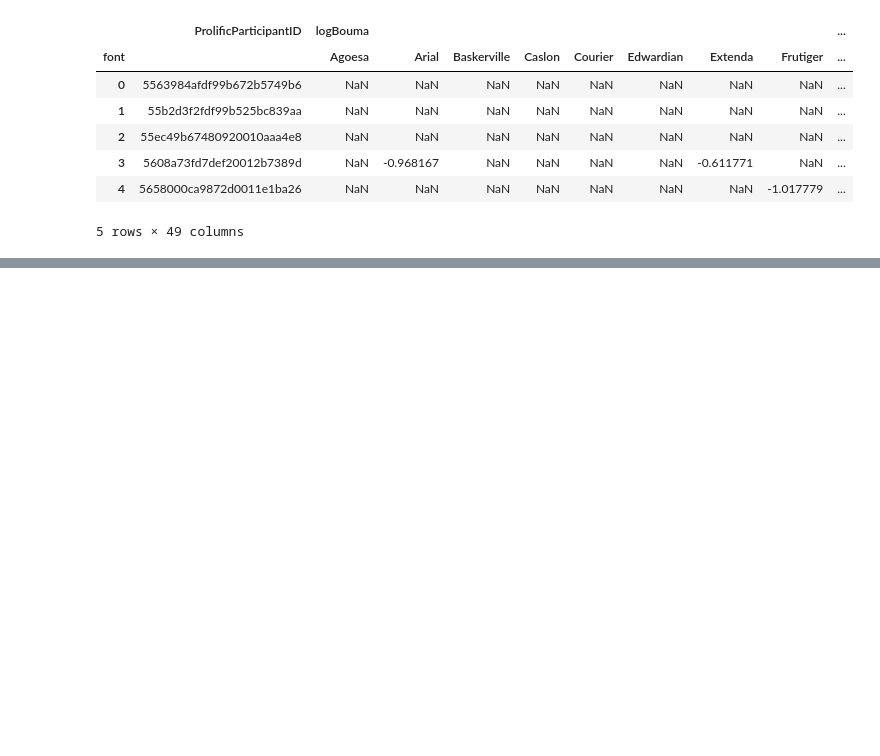
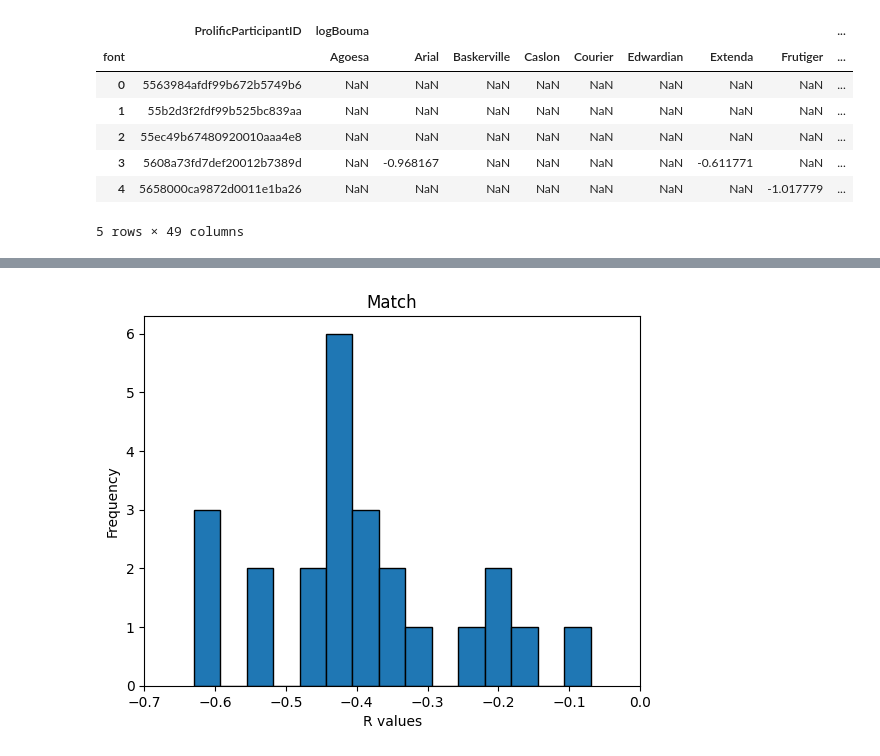
Before and after one commit to fh986/crowding-individual-difference, a Jupyter notebook: font_correlation_data/crowdingReading_correlationsAcrossFonts.ipynb, the cells around one changed output, grey strips where cells are left out. Saved outputs shown, nothing was run; the diff lists cells and outputs as text; code cells hidden in the pictures; blank space fills up the shorter version.

Commit message:
plotted hist

```diff
--- a/font_correlation_data/crowdingReading_correlationsAcrossFonts.ipynb
+++ b/font_correlation_data/crowdingReading_correlationsAcrossFonts.ipynb
@@ -143,0 +145,3 @@ Baskerville x ScarletWood (-0.3295, 0.0464)
+# %%
+results = pd.read_csv('CrowdingReading_correlations_across_fonts_results.csv')
+results.head()
@@ -143,0 +155,15 @@ Baskerville x ScarletWood (-0.3295, 0.0464)
+# %%
+results_match = results[results['Match'] == 'x']
+results_mismatch = results[results['Match'] != 'x']
+# %%
+results_match_r = results_match['R']
+results_mismatch_r = results_mismatch['R']
+# %%
+plt.hist(results_match_r, bins=15, edgecolor='black')
+plt.xlabel('R values')
+plt.ylabel('Frequency')
+plt.title('Match')
+plt.xlim([-0.7,0])
+plt.show()
+# %% [output]
+[figure, added]
```
Also changed, not shown: parts of 6 cells of this notebook, 1 other file.
